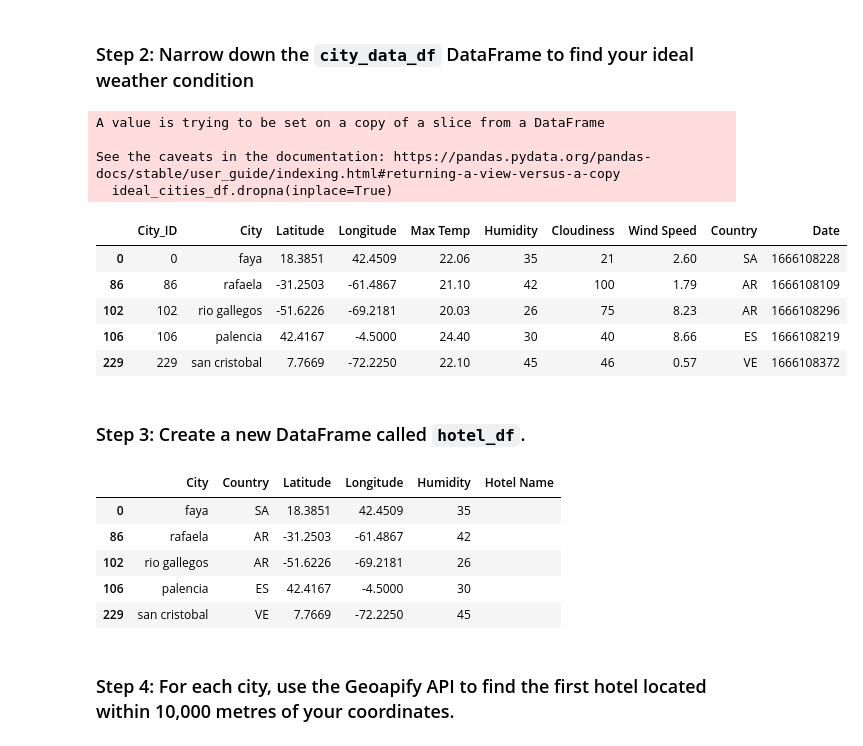
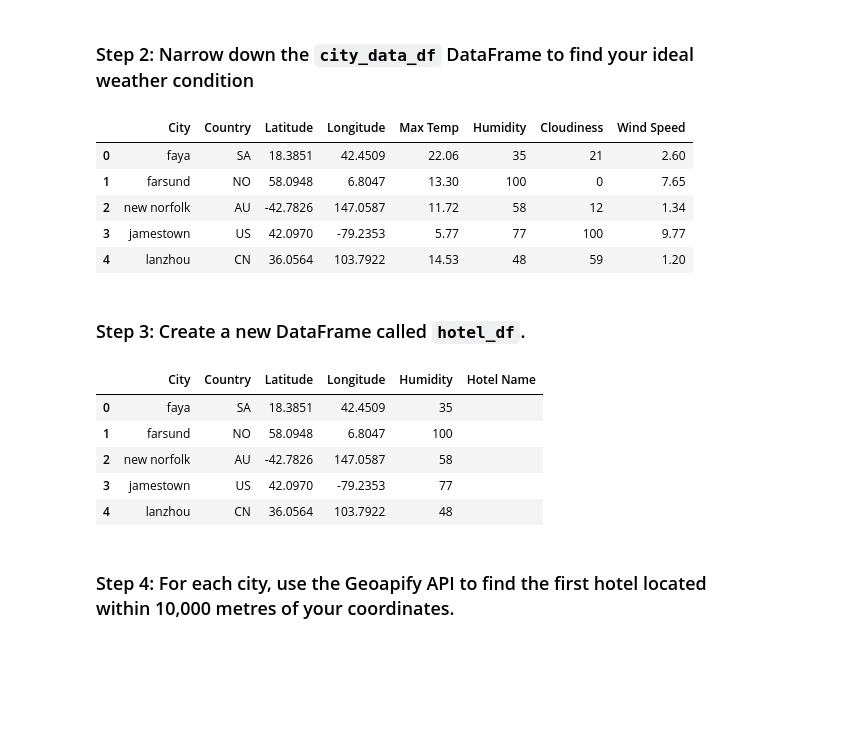
Before and after one commit to JessicaKeeter/python-api-challenge, a Jupyter notebook: VacationPy/VacationPyFinal.ipynb, the cells around one changed output. Saved outputs shown, nothing was run; the diff lists cells and outputs as text; code cells hidden in the pictures; blank space fills up the shorter version.

```diff
--- a/VacationPy/VacationPyFinal.ipynb
+++ b/VacationPy/VacationPyFinal.ipynb
@@ -68,27 +68,22 @@ map_plot
 ### Step 2: Narrow down the `city_data_df` DataFrame to find your ideal weather condition
 # %%
 # Narrow down cities that fit the criteria
-ideal_cities_df = city_data_df[(city_data_df['Max Temp'] > 20) &
-                                (city_data_df['Max Temp'] < 25) &
-                                (city_data_df['Humidity'] < 50) &
-                                (city_data_df['Wind Speed'] < 10)]
+ideal_cities_df = city_data_df[['City', 'Country', 'Latitude', 'Longitude', 'Max Temp', 'Humidity', 'Cloudiness', 'Wind Speed']].copy()
+ideal_cities_df.dropna(inplace=True)
+
 
 # Drop any rows with null values
 ideal_cities_df.dropna(inplace=True)
 
 # Display sample data
 ideal_cities_df.head()
 # %% [output]
-A value is trying to be set on a copy of a slice from a DataFrame
-
-See the caveats in the documentation: https://pandas.pydata.org/pandas-docs/stable/user_guide/indexing.html#returning-a-view-versus-a-copy
-  ideal_cities_df.dropna(inplace=True)
-|  | City_ID | City | Latitude | Longitude | Max Temp | Humidity | Cloudiness | Wind Speed | Country | Date |
-| 0 | 0 | faya | 18.3851 | 42.4509 | 22.06 | 35 | 21 | 2.60 | SA | 1666108228 |
-| 86 | 86 | rafaela | -31.2503 | -61.4867 | 21.10 | 42 | 100 | 1.79 | AR | 1666108109 |
-| 102 | 102 | rio gallegos | -51.6226 | -69.2181 | 20.03 | 26 | 75 | 8.23 | AR | 1666108296 |
-| 106 | 106 | palencia | 42.4167 | -4.5000 | 24.40 | 30 | 40 | 8.66 | ES | 1666108219 |
-| 229 | 229 | san cristobal | 7.7669 | -72.2250 | 22.10 | 45 | 46 | 0.57 | VE | 1666108372 |
+|  | City | Country | Latitude | Longitude | Max Temp | Humidity | Cloudiness | Wind Speed |
+| 0 | faya | SA | 18.3851 | 42.4509 | 22.06 | 35 | 21 | 2.60 |
+| 1 | farsund | NO | 58.0948 | 6.8047 | 13.30 | 100 | 0 | 7.65 |
+| 2 | new norfolk | AU | -42.7826 | 147.0587 | 11.72 | 58 | 12 | 1.34 |
+| 3 | jamestown | US | 42.0970 | -79.2353 | 5.77 | 77 | 100 | 9.77 |
+| 4 | lanzhou | CN | 36.0564 | 103.7922 | 14.53 | 48 | 59 | 1.20 |
 # %% [markdown]
 ### Step 3: Create a new DataFrame called `hotel_df`.
 # %%
@@ -103,10 +98,10 @@ hotel_df.head()
 # %% [output]
 |  | City | Country | Latitude | Longitude | Humidity | Hotel Name |
 | 0 | faya | SA | 18.3851 | 42.4509 | 35 |  |
-| 86 | rafaela | AR | -31.2503 | -61.4867 | 42 |  |
-| 102 | rio gallegos | AR | -51.6226 | -69.2181 | 26 |  |
-| 106 | palencia | ES | 42.4167 | -4.5000 | 30 |  |
-| 229 | san cristobal | VE | 7.7669 | -72.2250 | 45 |  |
+| 1 | farsund | NO | 58.0948 | 6.8047 | 100 |  |
+| 2 | new norfolk | AU | -42.7826 | 147.0587 | 58 |  |
+| 3 | jamestown | US | 42.0970 | -79.2353 | 77 |  |
+| 4 | lanzhou | CN | 36.0564 | 103.7922 | 48 |  |
 # %% [markdown]
 ### Step 4: For each city, use the Geoapify API to find the first hotel located within 10,000 metres of your coordinates.
 # %%
```
Also changed, not shown: parts of 1 cell of this notebook.
